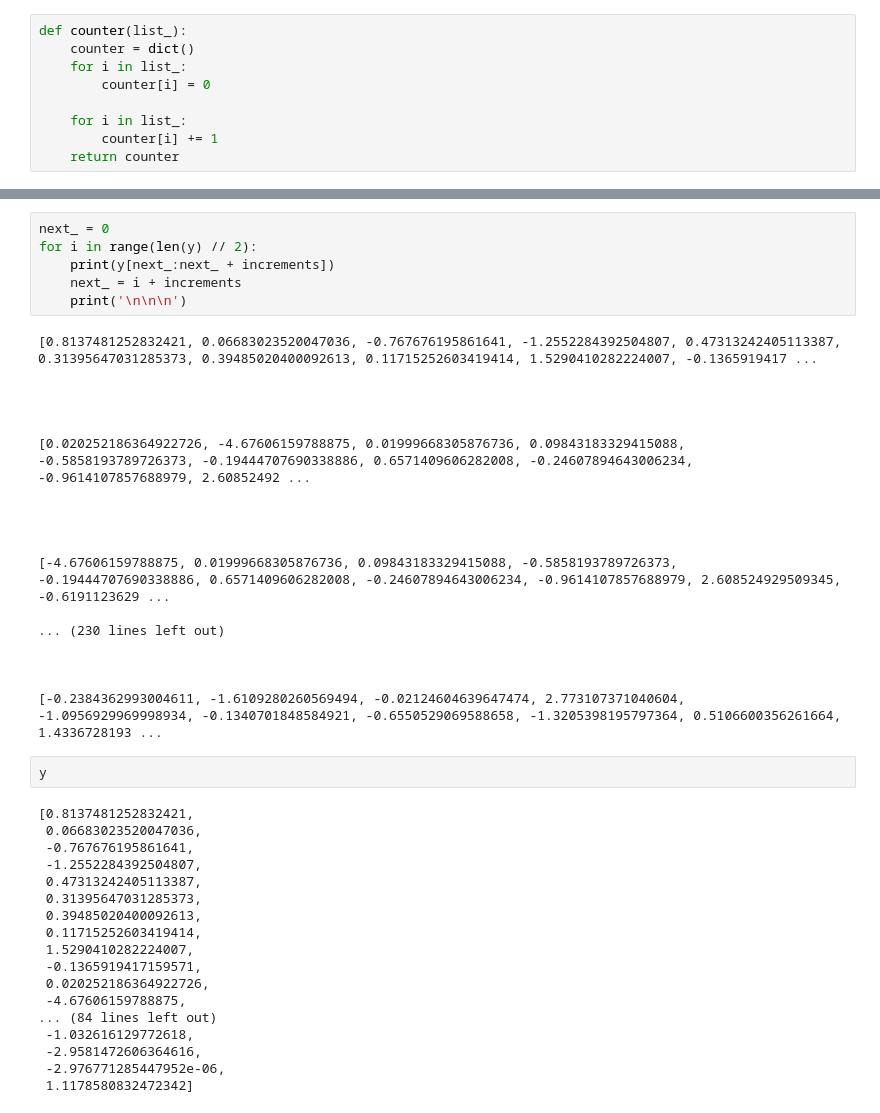
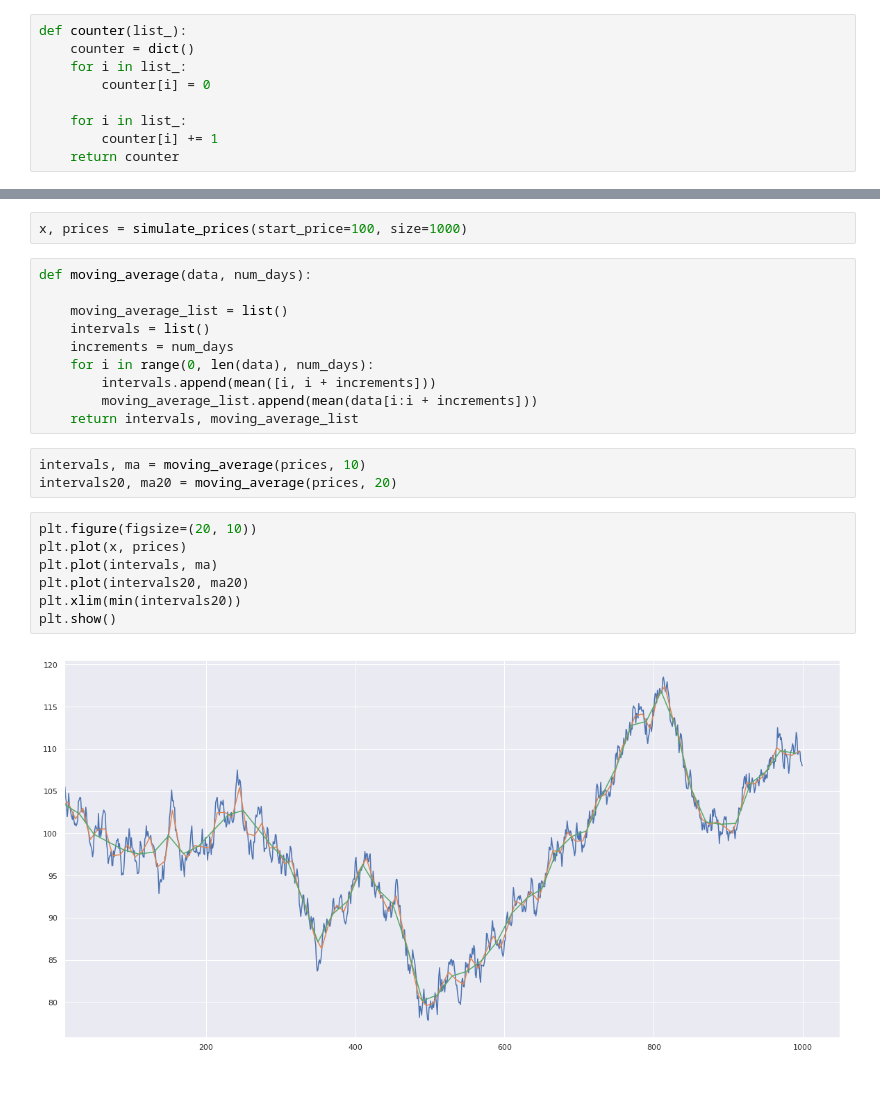
Before and after one commit to alexandrusoloms/QMTIS_Python_For_Trading, a Jupyter notebook: Tutorials/python for finance - Tutorial 1.ipynb, the cells around one changed output, grey strips where cells are left out. Drawn from its saved outputs; the diff is of its cells as text; blank space fills up the shorter version.

Commit message:
adding moving averages

```diff
--- a/Tutorials/python for finance - Tutorial 1.ipynb
+++ b/Tutorials/python for finance - Tutorial 1.ipynb
@@ -130,44 +117,24 @@ y
-# %%
-next_ = 0
-for i in range(len(y) // 2):
-    print(y[next_:next_ + increments])
-    next_ = i + increments
-    print('\n\n\n')
-# %% [output]
-[0.8137481252832421, 0.06683023520047036, -0.767676195861641, -1.2552284392504807, 0.47313242405113387, 0.31395647031285373, 0.39485020400092613, 0.11715252603419414, 1.5290410282224007, -0.1365919417 ...
-
-
-
-
-[0.020252186364922726, -4.67606159788875, 0.01999668305876736, 0.09843183329415088, -0.5858193789726373, -0.19444707690338886, 0.6571409606282008, -0.24607894643006234, -0.9614107857688979, 2.60852492 ...
-
-
-
-
-[-4.67606159788875, 0.01999668305876736, 0.09843183329415088, -0.5858193789726373, -0.19444707690338886, 0.6571409606282008, -0.24607894643006234, -0.9614107857688979, 2.608524929509345, -0.6191123629 ...
-
-... (230 lines left out)
-
-
-
-[-0.2384362993004611, -1.6109280260569494, -0.02124604639647474, 2.773107371040604, -1.0956929969998934, -0.1340701848584921, -0.6550529069588658, -1.3205398195797364, 0.5106600356261664, 1.4336728193 ...
-# %%
-y
-# %% [output]
-[0.8137481252832421,
- 0.06683023520047036,
- -0.767676195861641,
- -1.2552284392504807,
- 0.47313242405113387,
- 0.31395647031285373,
- 0.39485020400092613,
- 0.11715252603419414,
- 1.5290410282224007,
- -0.1365919417159571,
- 0.020252186364922726,
- -4.67606159788875,
-... (84 lines left out)
- -1.032616129772618,
- -2.9581472606364616,
- -2.976771285447952e-06,
- 1.1178580832472342]
+# %%
+x, prices = simulate_prices(start_price=100, size=1000)
+# %%
+def moving_average(data, num_days):
+
+    moving_average_list = list()
+    intervals = list()
+    increments = num_days
+    for i in range(0, len(data), num_days):
+        intervals.append(mean([i, i + increments]))
+        moving_average_list.append(mean(data[i:i + increments]))
+    return intervals, moving_average_list
+# %%
+intervals, ma = moving_average(prices, 10)
+intervals20, ma20 = moving_average(prices, 20)
+# %%
+plt.figure(figsize=(20, 10))
+plt.plot(x, prices)
+plt.plot(intervals, ma)
+plt.plot(intervals20, ma20)
+plt.xlim(min(intervals20))
+plt.show()
+# %% [output]
+[figure, added]
```
Also changed, not shown: parts of 18 cells of this notebook.
